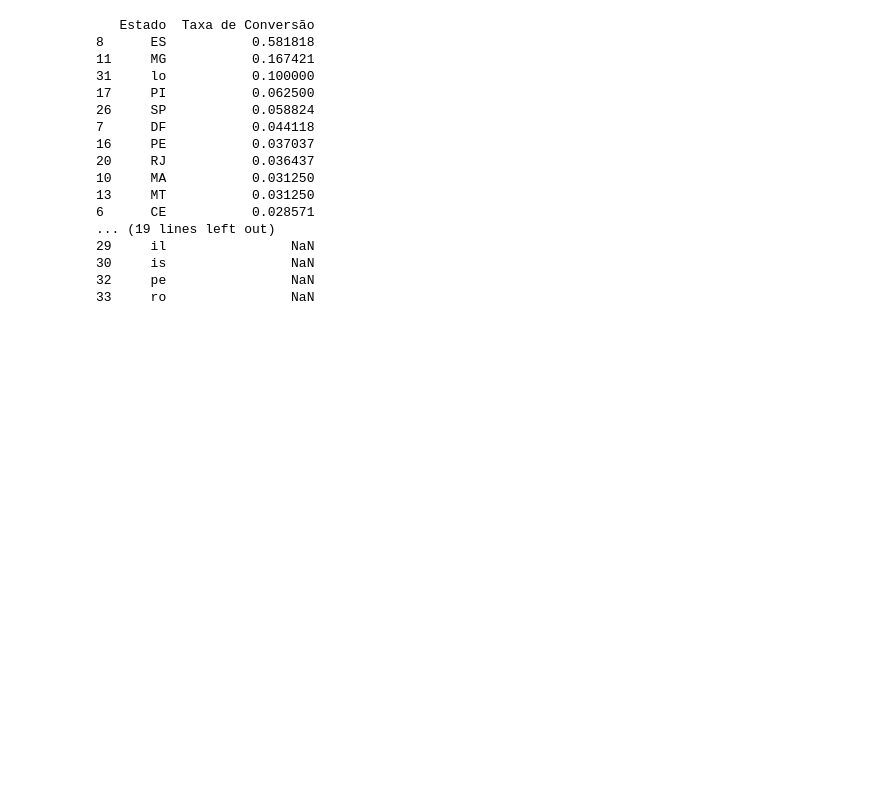
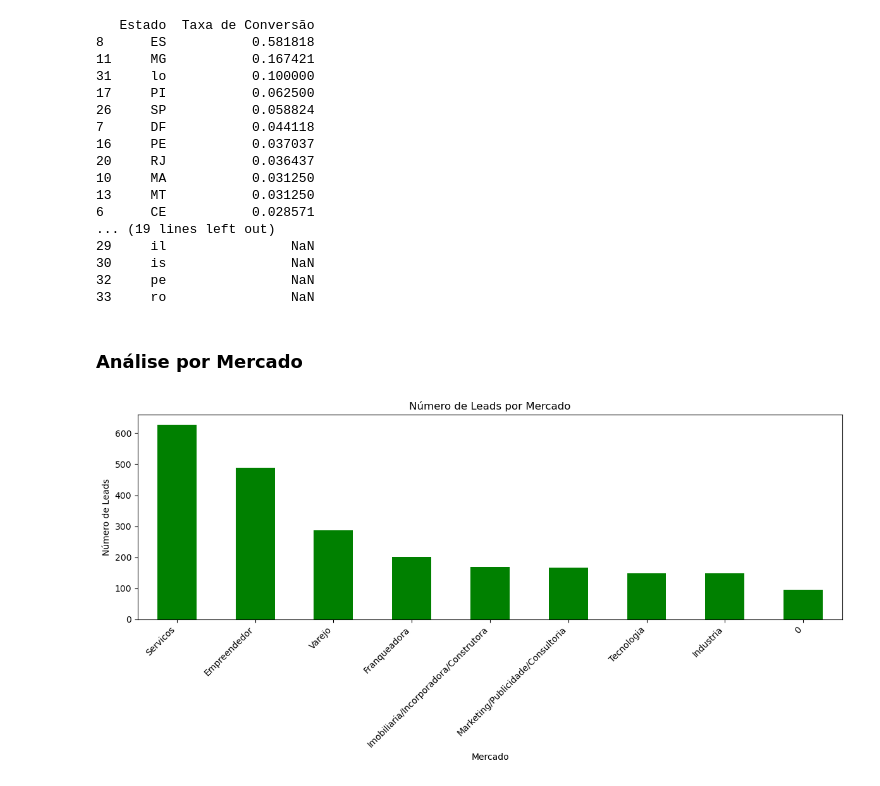
Before and after one commit to asp-junior/Economapas, a Jupyter notebook: Desafio Economapas.ipynb, the cells around one changed output. Drawn from its saved outputs; the diff is of its cells as text; code cells hidden in the pictures; blank space fills up the shorter version.

```diff
--- a/Desafio Economapas.ipynb
+++ b/Desafio Economapas.ipynb
@@ -420,3 +454,20 @@ print(tabela_taxa_conversao)
 30     is                NaN
 32     pe                NaN
 33     ro                NaN
+# %% [markdown]
+### Análise por Mercado
+# %%
+# Contar o número de leads para cada valor único da coluna 'MERCADO_x'
+contagem_leads_por_mercado = df['MERCADO_x'].value_counts()
+
+# Criar o gráfico de barras com o número de leads para cada valor único da coluna 'MERCADO_x'
+plt.figure(figsize=(12, 6))
+contagem_leads_por_mercado.plot(kind='bar', color='green')
+plt.title('Número de Leads por Mercado')
+plt.xlabel('Mercado')
+plt.ylabel('Número de Leads')
+plt.xticks(rotation=45, ha='right')
+plt.tight_layout()
+plt.show()
+# %% [output]
+[figure, added]
```
Also changed, not shown: parts of 71 cells of this notebook, 1 other file.
